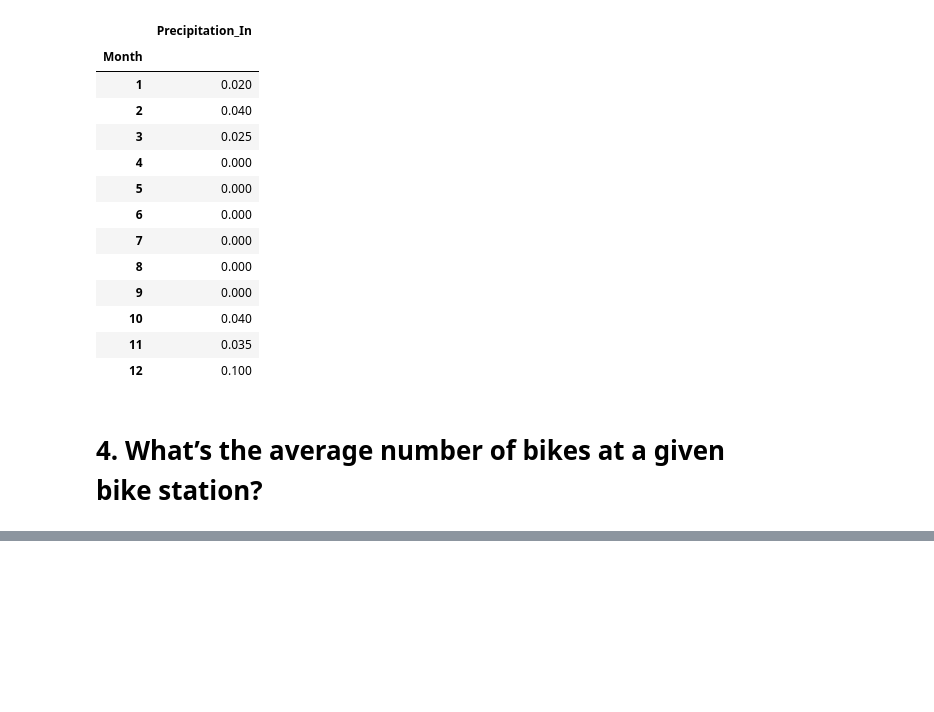
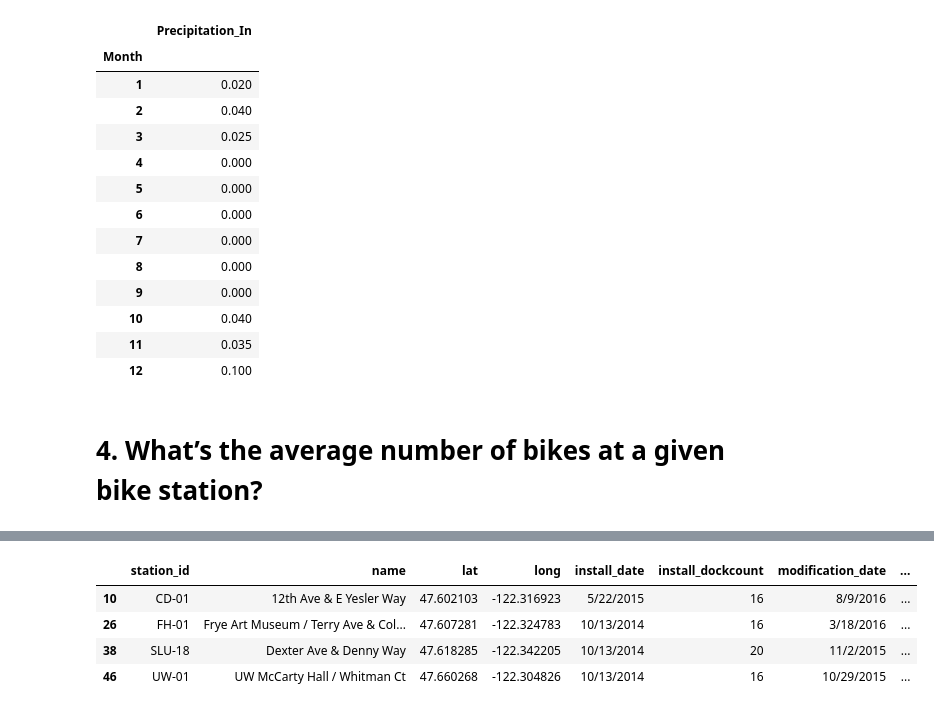
Before and after one commit to brickfaced/data-science, a Jupyter notebook: bike_stats.ipynb, the cells around one changed output, grey strips where cells are left out. Cells and saved outputs as stored; diff of their text form; code cells hidden in the pictures; blank space fills up the shorter version.

```diff
--- a/bike_stats.ipynb
+++ b/bike_stats.ipynb
@@ -112,0 +194,10 @@ pd.DataFrame(weather_df['Precipitation_In'].groupby(weather_df.Month).median())
+# %%
+decom = station_df.dropna(subset=['decommission_date'])
+# %%
+decom
+# %% [output]
+|  | station_id | name | lat | long | install_date | install_dockcount | modification_date | ... |
+| 10 | CD-01 | 12th Ave & E Yesler Way | 47.602103 | -122.316923 | 5/22/2015 | 16 | 8/9/2016 | ... |
+| 26 | FH-01 | Frye Art Museum / Terry Ave & Col... | 47.607281 | -122.324783 | 10/13/2014 | 16 | 3/18/2016 | ... |
+| 38 | SLU-18 | Dexter Ave & Denny Way | 47.618285 | -122.342205 | 10/13/2014 | 20 | 11/2/2015 | ... |
+| 46 | UW-01 | UW McCarty Hall / Whitman Ct | 47.660268 | -122.304826 | 10/13/2014 | 16 | 10/29/2015 | ... |
```
Also changed, not shown: parts of 12 cells of this notebook.
